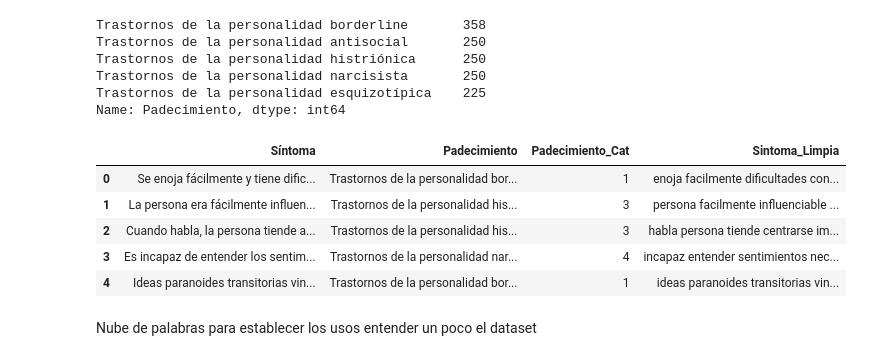
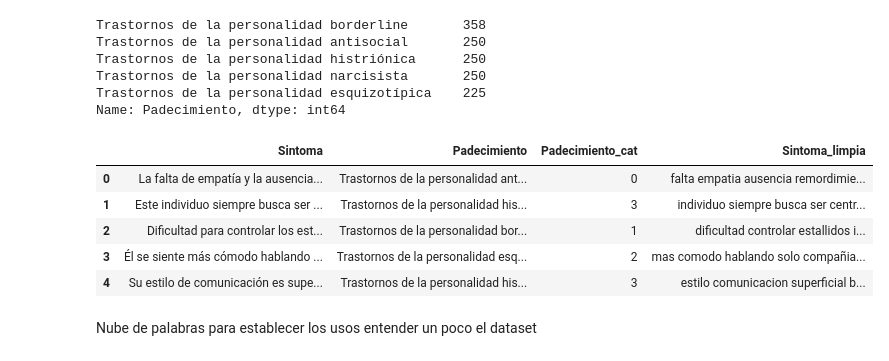
Before and after one commit to edmenciab733/hackaton2023, a Jupyter notebook: diagnostico_trastornos_edgar.ipynb, the cells around one changed output. Cells and saved outputs as stored; diff of their text form; code cells hidden in the pictures.

```diff
--- a/diagnostico_trastornos_edgar.ipynb
+++ b/diagnostico_trastornos_edgar.ipynb
@@ -81,7 +79,7 @@ data.head()
 # %%
 labelencoder = LabelEncoder()
 labelencoder.fit(data['Padecimiento'])
-data['Padecimiento_Cat'] = labelencoder.transform(data['Padecimiento'])
+data['Padecimiento_cat'] = labelencoder.transform(data['Padecimiento'])
 # %%
 id2label = {}
 label2id = {}
@@ -172,15 +170,15 @@ def clean_text(original):
 # %%
 data = data.sample(frac=1).reset_index(drop=True)
 # %%
-data["Sintoma_Limpia"] = [clean_text(x) for x in data["Síntoma"]]
+data["Sintoma_limpia"] = [clean_text(x) for x in data["Sintoma"]]
 data.head()
 # %% [output]
-|  | Síntoma | Padecimiento | Padecimiento_Cat | Sintoma_Limpia |
-| 0 | Se enoja fácilmente y tiene dific... | Trastornos de la personalidad bor... | 1 | enoja facilmente dificultades con... |
-| 1 | La persona era fácilmente influen... | Trastornos de la personalidad his... | 3 | persona facilmente influenciable ... |
-| 2 | Cuando habla, la persona tiende a... | Trastornos de la personalidad his... | 3 | habla persona tiende centrarse im... |
-| 3 | Es incapaz de entender los sentim... | Trastornos de la personalidad nar... | 4 | incapaz entender sentimientos nec... |
-| 4 | Ideas paranoides transitorias vin... | Trastornos de la personalidad bor... | 1 | ideas paranoides transitorias vin... |
+|  | Sintoma | Padecimiento | Padecimiento_cat | Sintoma_limpia |
+| 0 | La falta de empatía y la ausencia... | Trastornos de la personalidad ant... | 0 | falta empatia ausencia remordimie... |
+| 1 | Este individuo siempre busca ser ... | Trastornos de la personalidad his... | 3 | individuo siempre busca ser centr... |
+| 2 | Dificultad para controlar los est... | Trastornos de la personalidad bor... | 1 | dificultad controlar estallidos i... |
+| 3 | Él se siente más cómodo hablando ... | Trastornos de la personalidad esq... | 2 | mas comodo hablando solo compañia... |
+| 4 | Su estilo de comunicación es supe... | Trastornos de la personalidad his... | 3 | estilo comunicacion superficial b... |
 # %% [markdown]
 Nube de palabras para establecer los usos entender un poco el dataset
 # %%
```
Also changed, not shown: parts of 36 cells of this notebook.
